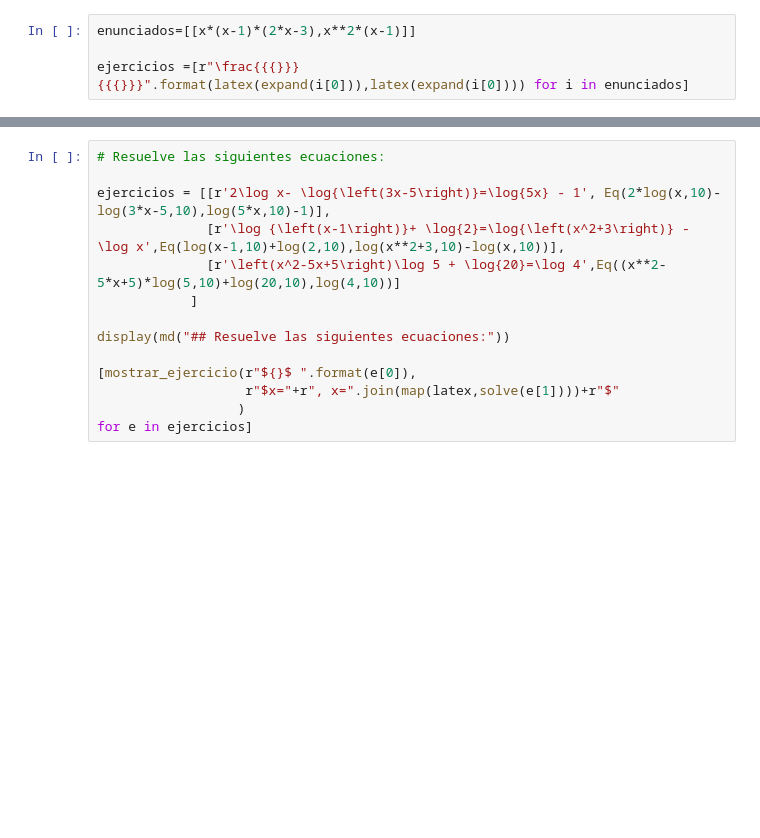
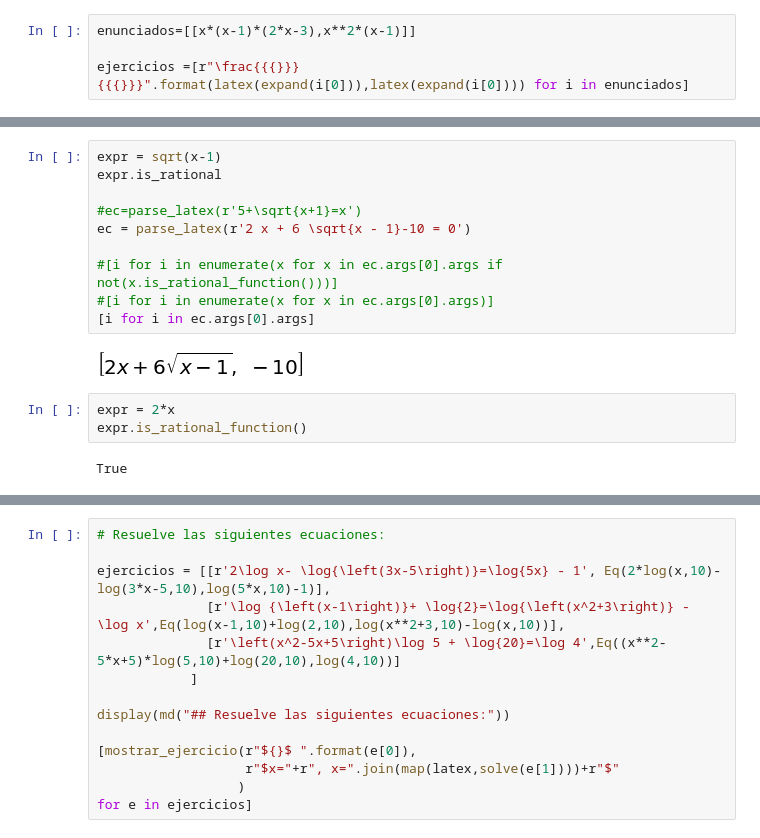
Before and after one commit to crdguez/mat4ac, a Jupyter notebook: notebooks/13-algebra.ipynb, the cells around one changed output, grey strips where cells are left out. Drawn from its saved outputs; the diff is of its cells as text; blank space fills up the shorter version.

```diff
--- a/notebooks/13-algebra.ipynb
+++ b/notebooks/13-algebra.ipynb
@@ -348,0 +349,17 @@ ANTLR runtime and generated code versions disagree: 4.8!=4.7.1
+# %%
+expr = sqrt(x-1)
+expr.is_rational
+
+#ec=parse_latex(r'5+\sqrt{x+1}=x')
+ec = parse_latex(r'2 x + 6 \sqrt{x - 1}-10 = 0')
+
+#[i for i in enumerate(x for x in ec.args[0].args if not(x.is_rational_function()))]
+#[i for i in enumerate(x for x in ec.args[0].args)]
+[i for i in ec.args[0].args]
+# %% [output]
+[figure, added]
+# %%
+expr = 2*x
+expr.is_rational_function()
+# %% [output]
+True
```
Also changed, not shown: parts of 15 cells of this notebook.
